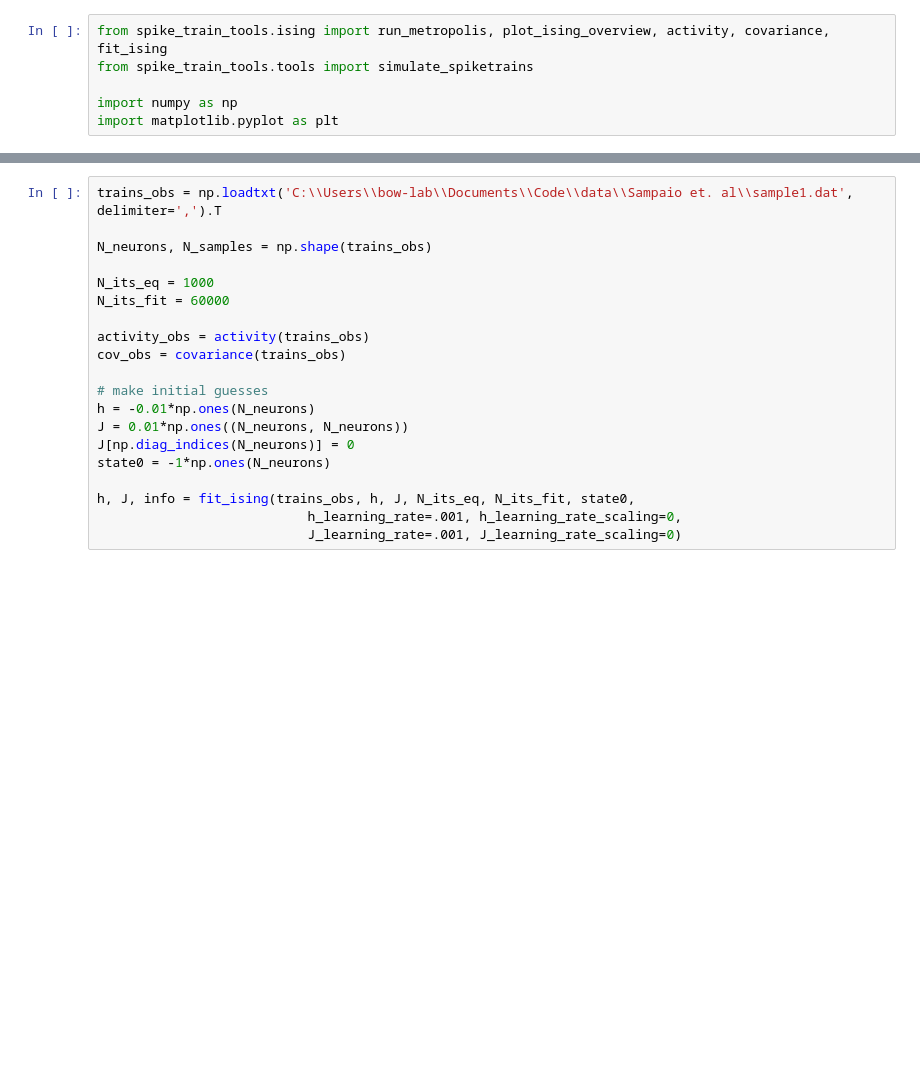
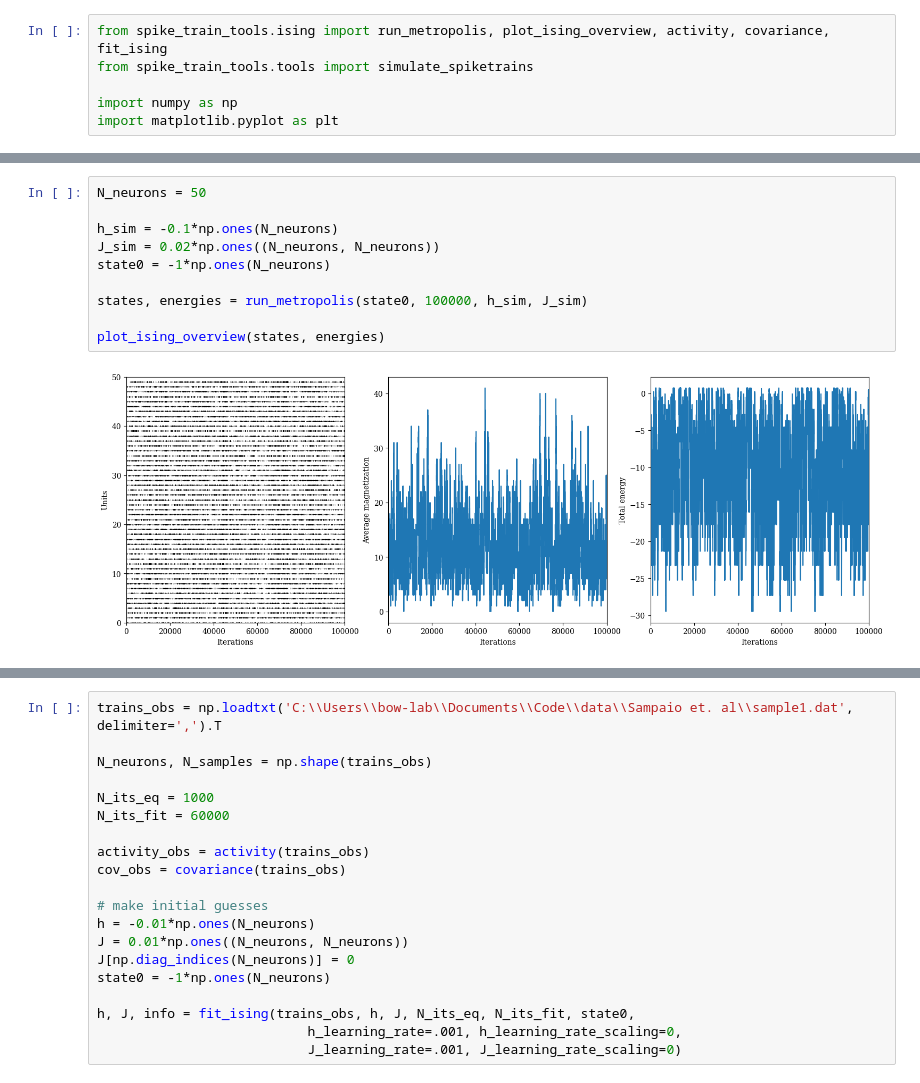
Before and after one commit to Bouwmeester-Lab/spike_train_analysis, a Jupyter notebook: Ising.ipynb, the cells around one changed output, grey strips where cells are left out. Drawn from its saved outputs; the diff is of its cells as text; blank space fills up the shorter version.

```diff
--- a/Ising.ipynb
+++ b/Ising.ipynb
@@ -83,0 +20,12 @@ h, J, info = fit_ising(trains_obs, h, J, N_its_eq, N_its_fit, state0)
+# %%
+N_neurons = 50
+
+h_sim = -0.1*np.ones(N_neurons)
+J_sim = 0.02*np.ones((N_neurons, N_neurons))
+state0 = -1*np.ones(N_neurons)
+
+states, energies = run_metropolis(state0, 100000, h_sim, J_sim)
+
+plot_ising_overview(states, energies)
+# %% [output]
+[figure, added]
```
Also changed, not shown: parts of 11 cells of this notebook, 16 other files.
